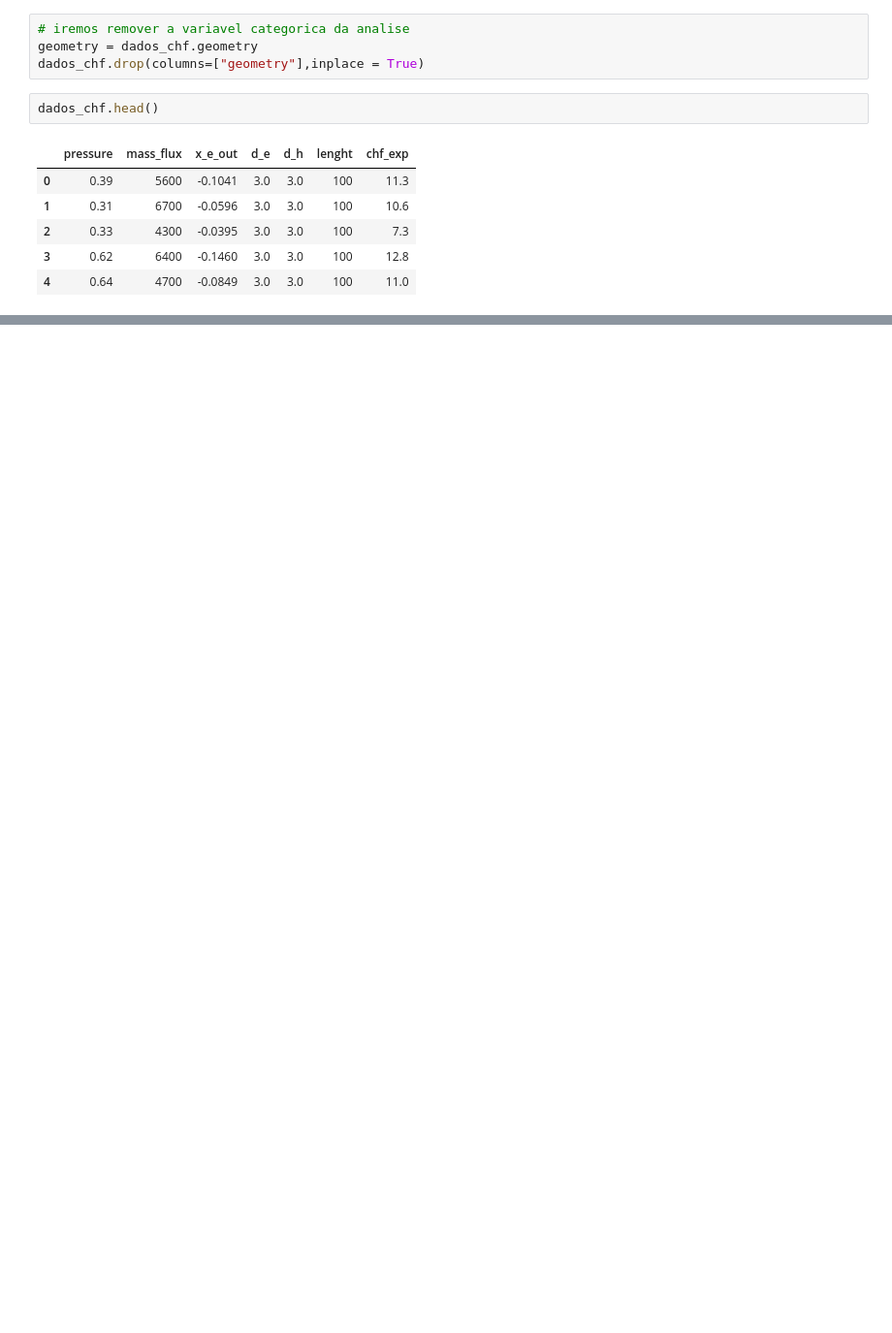
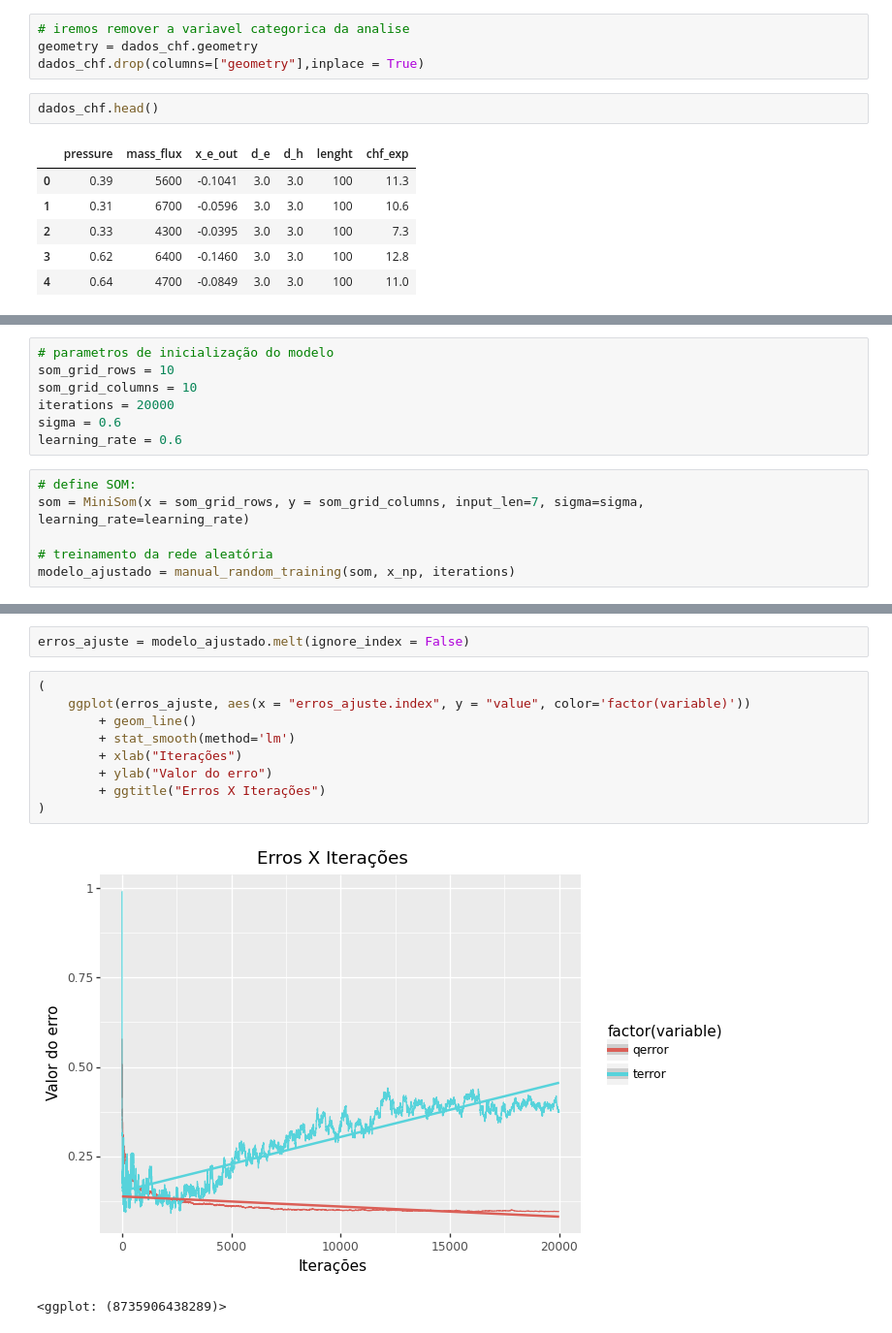
Before and after one commit to renan-estatistica/notebooksAulaRedesNeuraisInpe, a Jupyter notebook: Projeto_2_Redes_Para_Problemas_Não_Supervisionados.ipynb, the cells around one changed output, grey strips where cells are left out. Shown at 97% size. Cells and saved outputs as stored; diff of their text form; blank space fills up the shorter version.

```diff
--- a/Projeto_2_Redes_Para_Problemas_Não_Supervisionados.ipynb
+++ b/Projeto_2_Redes_Para_Problemas_Não_Supervisionados.ipynb
@@ -134,0 +313,13 @@ plt.legend();
+# %%
+# parametros de inicialização do modelo
+som_grid_rows = 10
+som_grid_columns = 10
+iterations = 20000
+sigma = 0.6
+learning_rate = 0.6
+# %%
+# define SOM:
+som = MiniSom(x = som_grid_rows, y = som_grid_columns, input_len=7, sigma=sigma, learning_rate=learning_rate)
+
+# treinamento da rede aleatória
+modelo_ajustado = manual_random_training(som, x_np, iterations)
@@ -134,0 +334,14 @@ plt.legend();
+# %%
+erros_ajuste = modelo_ajustado.melt(ignore_index = False)
+# %%
+(
+    ggplot(erros_ajuste, aes(x = "erros_ajuste.index", y = "value", color='factor(variable)'))
+        + geom_line()
+        + stat_smooth(method='lm')
+        + xlab("Iterações")
+        + ylab("Valor do erro")
+        + ggtitle("Erros X Iterações")
+)
+# %% [output]
+[figure, added]
+<ggplot: (8735906438289)>
```
Also changed, not shown: parts of 103 cells of this notebook.
